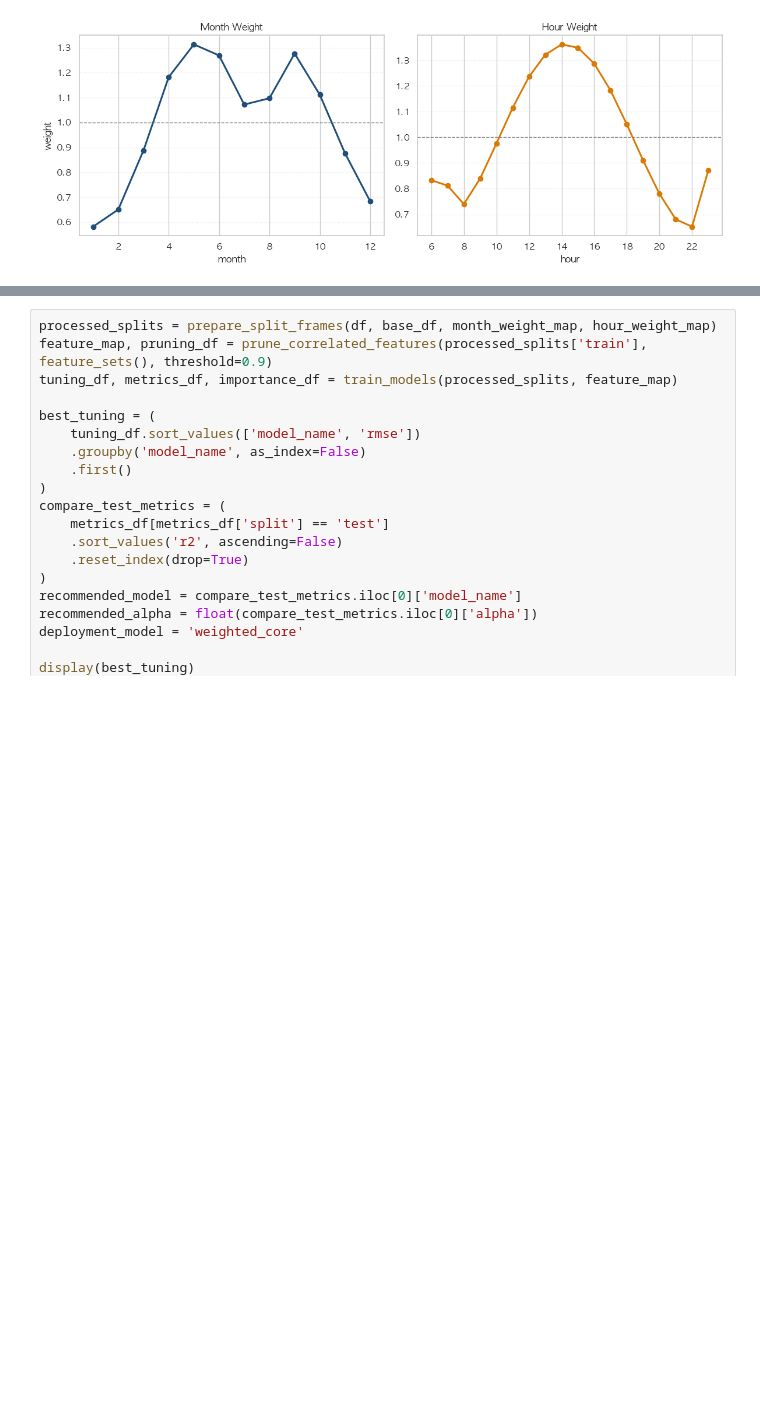
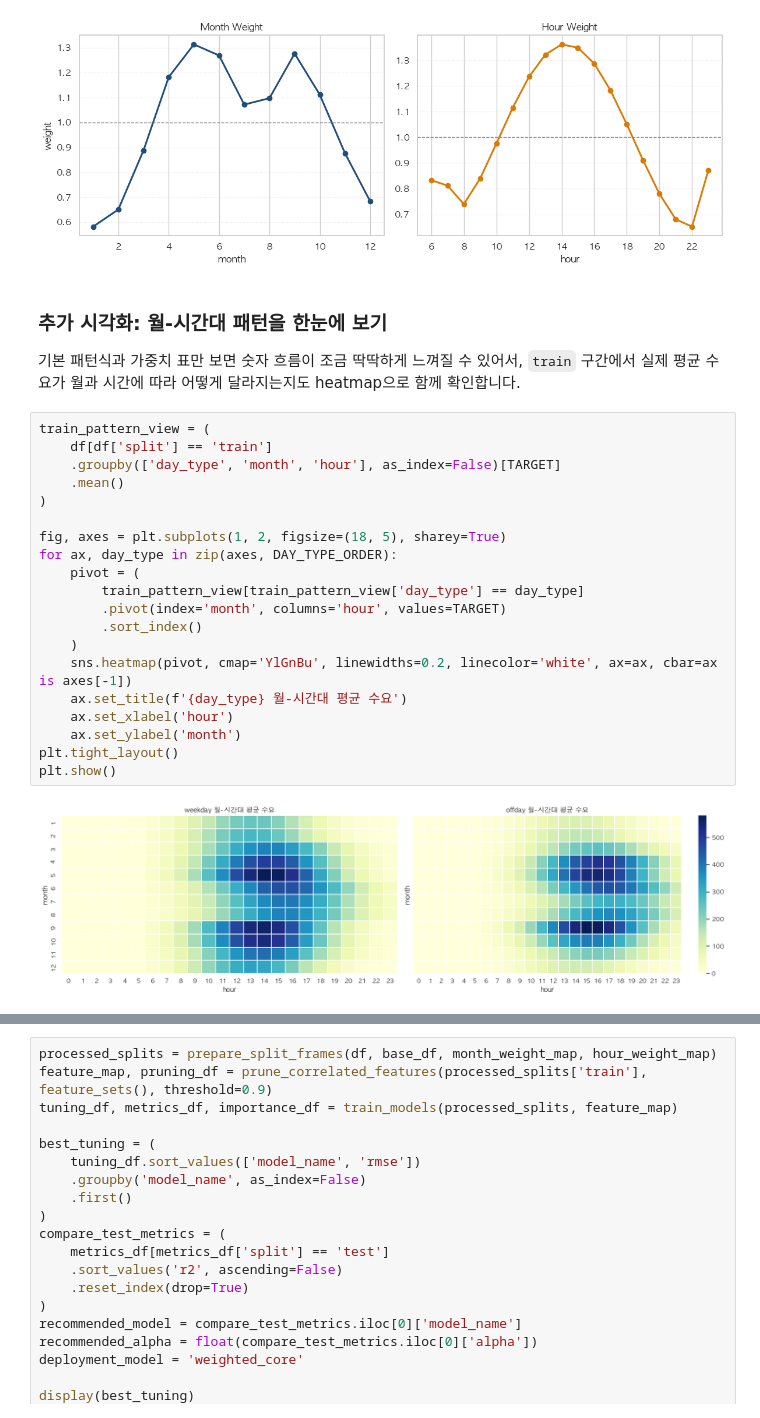
Before and after one commit to AI-MegaStudy/nanji_work, a Jupyter notebook: hmw/Note/nanji_ML.ipynb, the cells around one changed output, grey strips where cells are left out. Drawn from its saved outputs; the diff is of its cells as text; blank space fills up the shorter version.

```diff
--- a/hmw/Note/nanji_ML.ipynb
+++ b/hmw/Note/nanji_ML.ipynb
@@ -1740,4 +1850,30 @@ plt.tight_layout()
 plt.show()
 # %% [output]
 [figure]
+# %% [markdown]
+### 추가 시각화: 월-시간대 패턴을 한눈에 보기
+
+기본 패턴식과 가중치 표만 보면 숫자 흐름이 조금 딱딱하게 느껴질 수 있어서, `train` 구간에서 실제 평균 수요가 월과 시간에 따라 어떻게 달라지는지도 heatmap으로 함께 확인합니다.
+# %%
+train_pattern_view = (
+    df[df['split'] == 'train']
+    .groupby(['day_type', 'month', 'hour'], as_index=False)[TARGET]
+    .mean()
+)
+
+fig, axes = plt.subplots(1, 2, figsize=(18, 5), sharey=True)
+for ax, day_type in zip(axes, DAY_TYPE_ORDER):
+    pivot = (
+        train_pattern_view[train_pattern_view['day_type'] == day_type]
+        .pivot(index='month', columns='hour', values=TARGET)
+        .sort_index()
+    )
+    sns.heatmap(pivot, cmap='YlGnBu', linewidths=0.2, linecolor='white', ax=ax, cbar=ax is axes[-1])
+    ax.set_title(f'{day_type} 월-시간대 평균 수요')
+    ax.set_xlabel('hour')
+    ax.set_ylabel('month')
+plt.tight_layout()
+plt.show()
+# %% [output]
+[figure, added]
 # %% [markdown]
```
Also changed, not shown: parts of 31 cells of this notebook, 12 other files.
